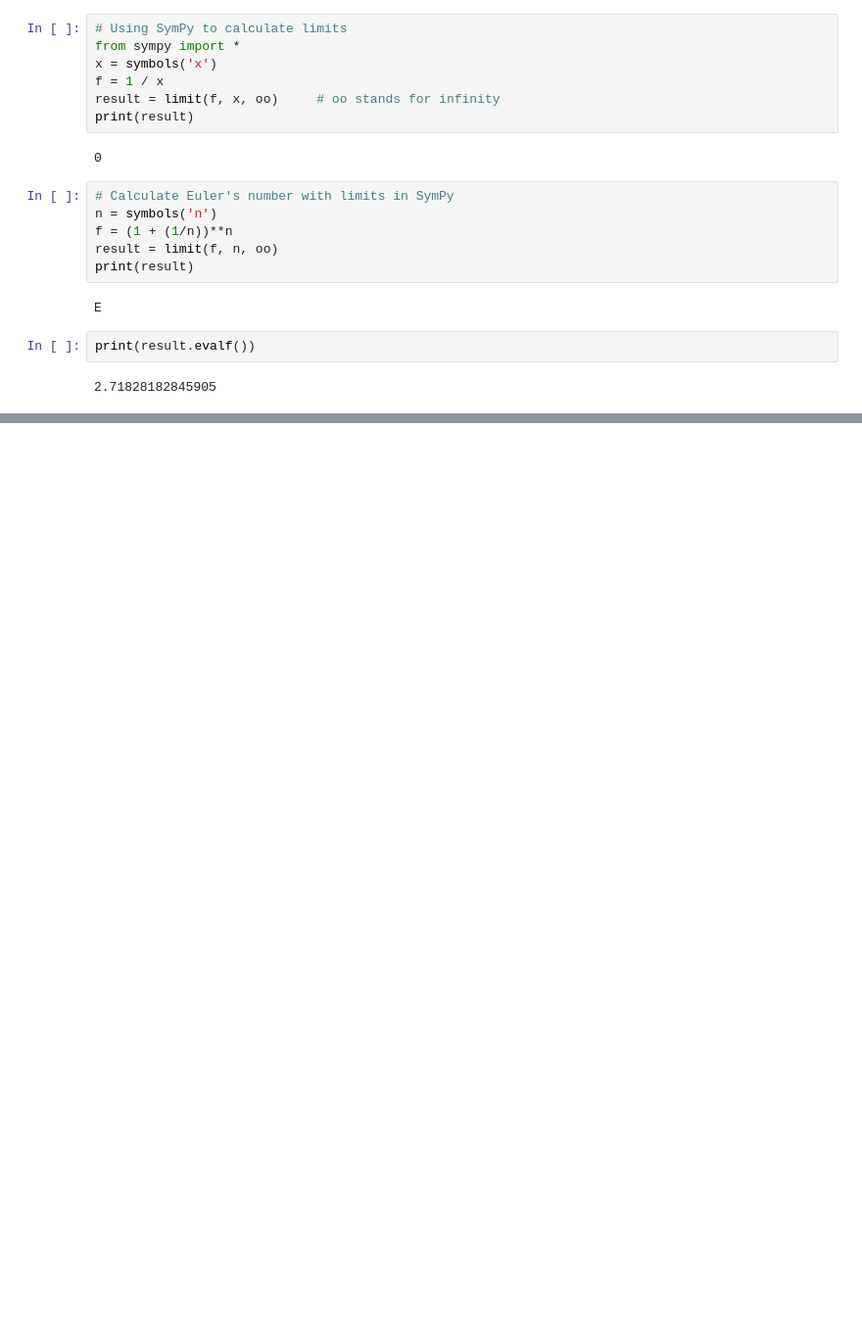
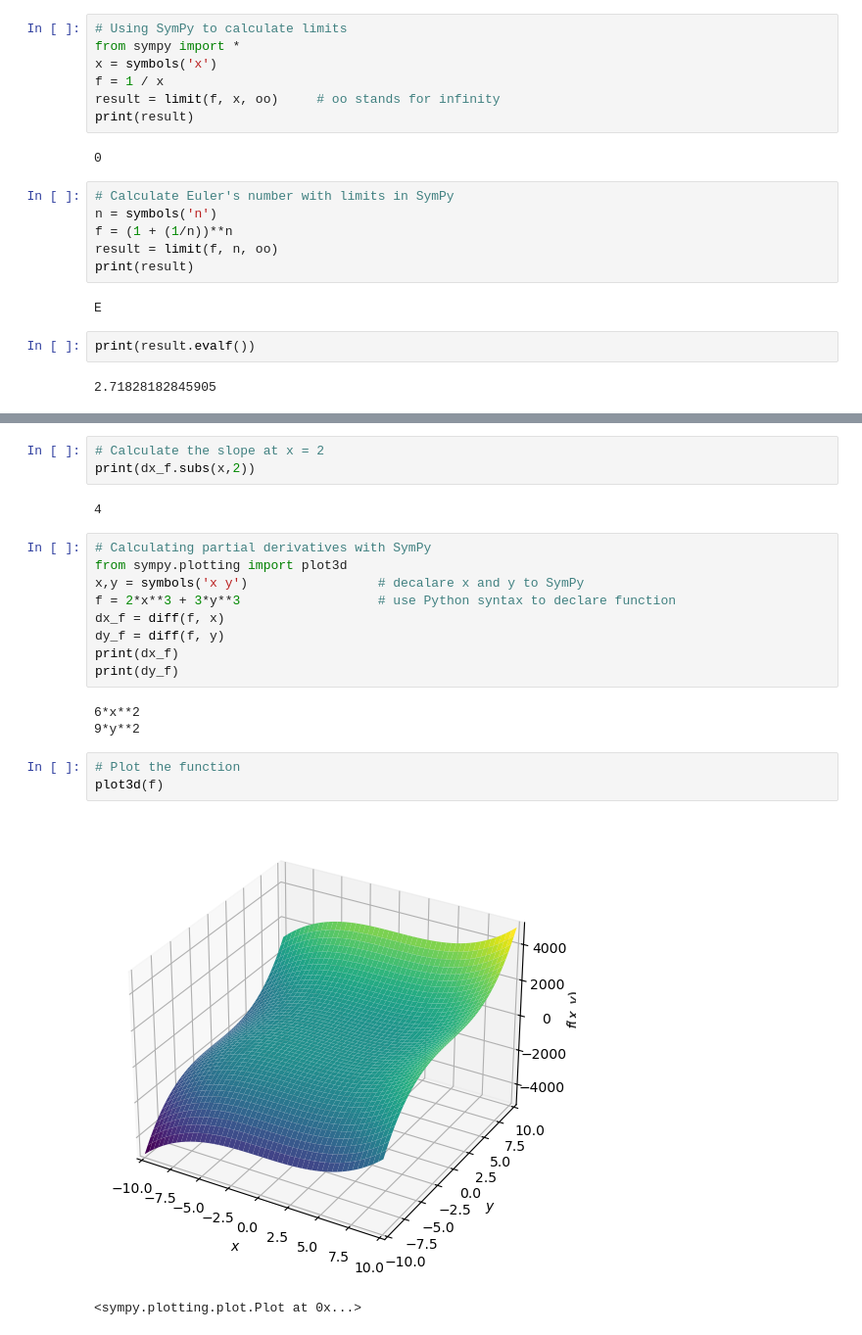
Before and after one commit to stevenkhwun/Statistics, a Jupyter notebook: Python/02_Calculus.ipynb, the cells around one changed output, grey strips where cells are left out. Shown: that part at 98% size. Cells and saved outputs as stored; diff of their text form; blank space fills up the shorter version.

```diff
--- a/Python/02_Calculus.ipynb
+++ b/Python/02_Calculus.ipynb
@@ -36,0 +58,23 @@ print(result.evalf())
+# %%
+# Calculate the slope at x = 2
+print(dx_f.subs(x,2))
+# %% [output]
+4
+# %%
+# Calculating partial derivatives with SymPy
+from sympy.plotting import plot3d
+x,y = symbols('x y')                 # decalare x and y to SymPy
+f = 2*x**3 + 3*y**3                  # use Python syntax to declare function
+dx_f = diff(f, x)
+dy_f = diff(f, y)
+print(dx_f)
+print(dy_f)
+# %% [output]
+6*x**2
+9*y**2
+# %%
+# Plot the function
+plot3d(f)
+# %% [output]
+[figure, added]
+<sympy.plotting.plot.Plot at 0x...>
```
Also changed, not shown: parts of 4 cells of this notebook.
